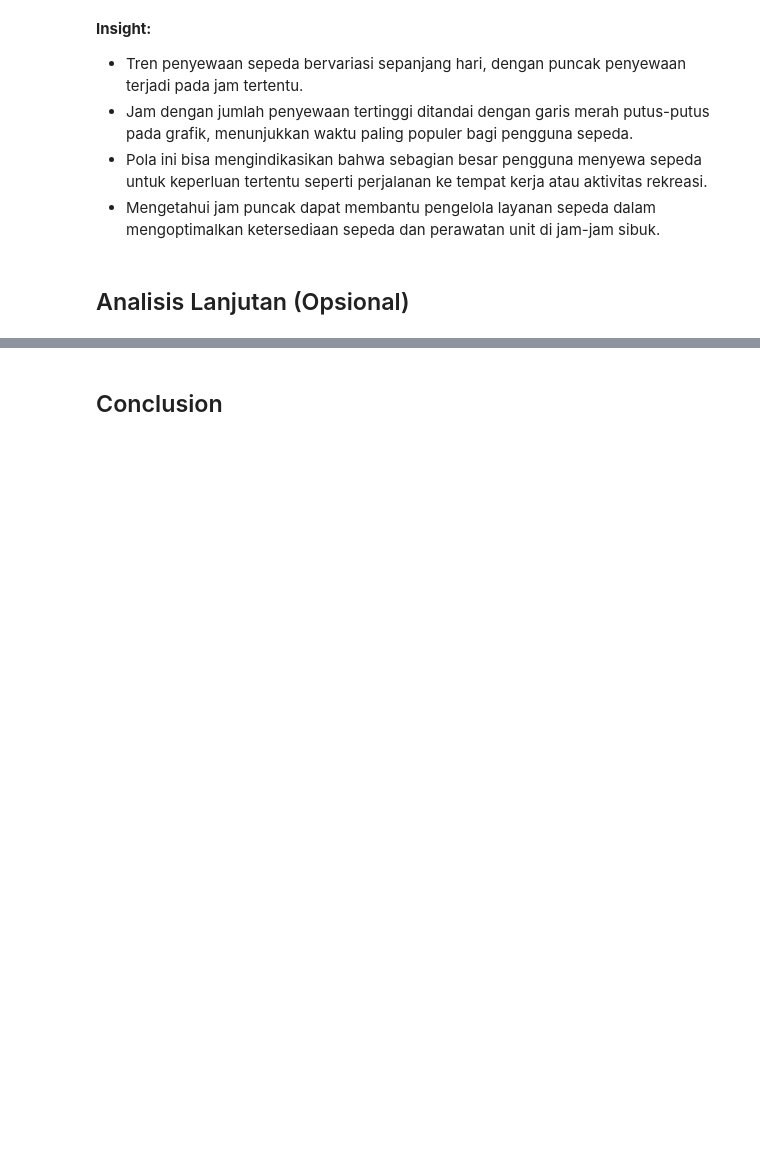
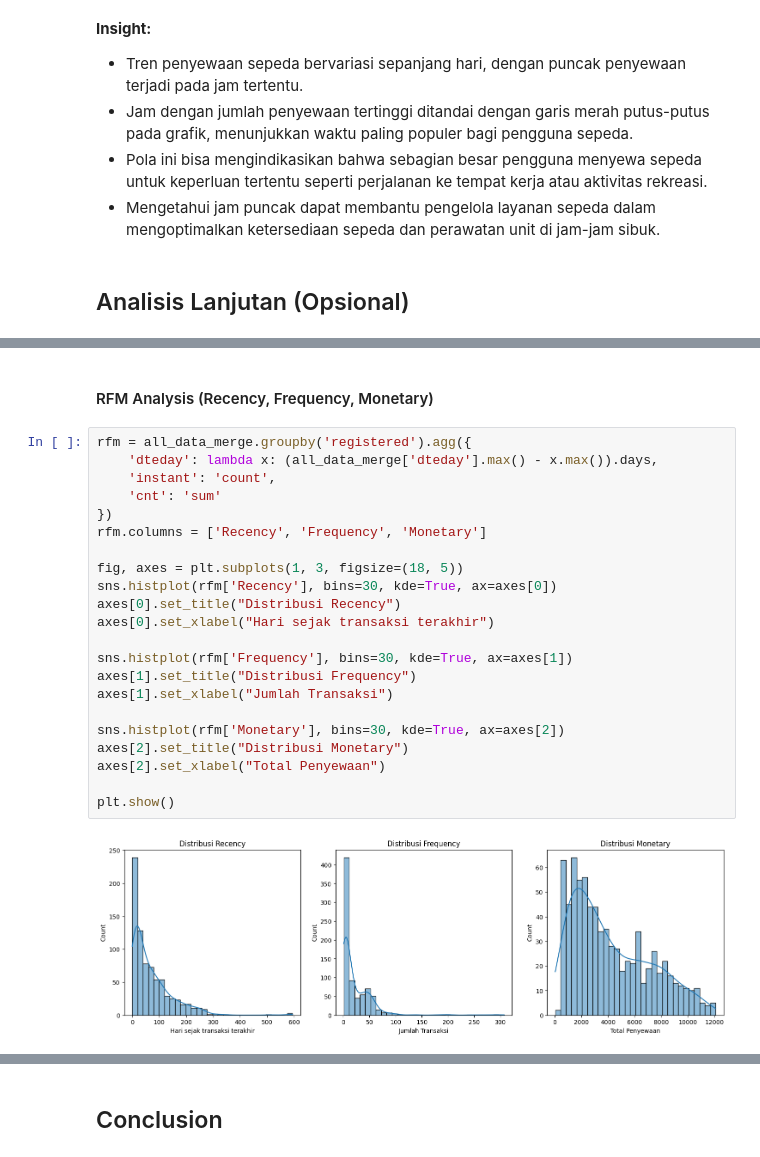
Before and after one commit to hamdaniqhmqd/Proyek-Analisis-Data, a Jupyter notebook: Proyek_Analisis_Data.ipynb, the cells around one changed output, grey strips where cells are left out. Saved outputs shown, nothing was run; the diff lists cells and outputs as text; blank space fills up the shorter version.

```diff
--- a/Proyek_Analisis_Data.ipynb
+++ b/Proyek_Analisis_Data.ipynb
@@ -809,0 +821,26 @@ Jam dengan jumlah penyewaan sepeda tertinggi: 17 dengan 336860 penyewaan.
+# %% [markdown]
+#### RFM Analysis (Recency, Frequency, Monetary)
+# %%
+rfm = all_data_merge.groupby('registered').agg({
+    'dteday': lambda x: (all_data_merge['dteday'].max() - x.max()).days,
+    'instant': 'count',
+    'cnt': 'sum'
+})
+rfm.columns = ['Recency', 'Frequency', 'Monetary']
+
+fig, axes = plt.subplots(1, 3, figsize=(18, 5))
+sns.histplot(rfm['Recency'], bins=30, kde=True, ax=axes[0])
+axes[0].set_title("Distribusi Recency")
+axes[0].set_xlabel("Hari sejak transaksi terakhir")
+
+sns.histplot(rfm['Frequency'], bins=30, kde=True, ax=axes[1])
+axes[1].set_title("Distribusi Frequency")
+axes[1].set_xlabel("Jumlah Transaksi")
+
+sns.histplot(rfm['Monetary'], bins=30, kde=True, ax=axes[2])
+axes[2].set_title("Distribusi Monetary")
+axes[2].set_xlabel("Total Penyewaan")
+
+plt.show()
+# %% [output]
+[figure, added]
```
Also changed, not shown: parts of 13 cells of this notebook.
